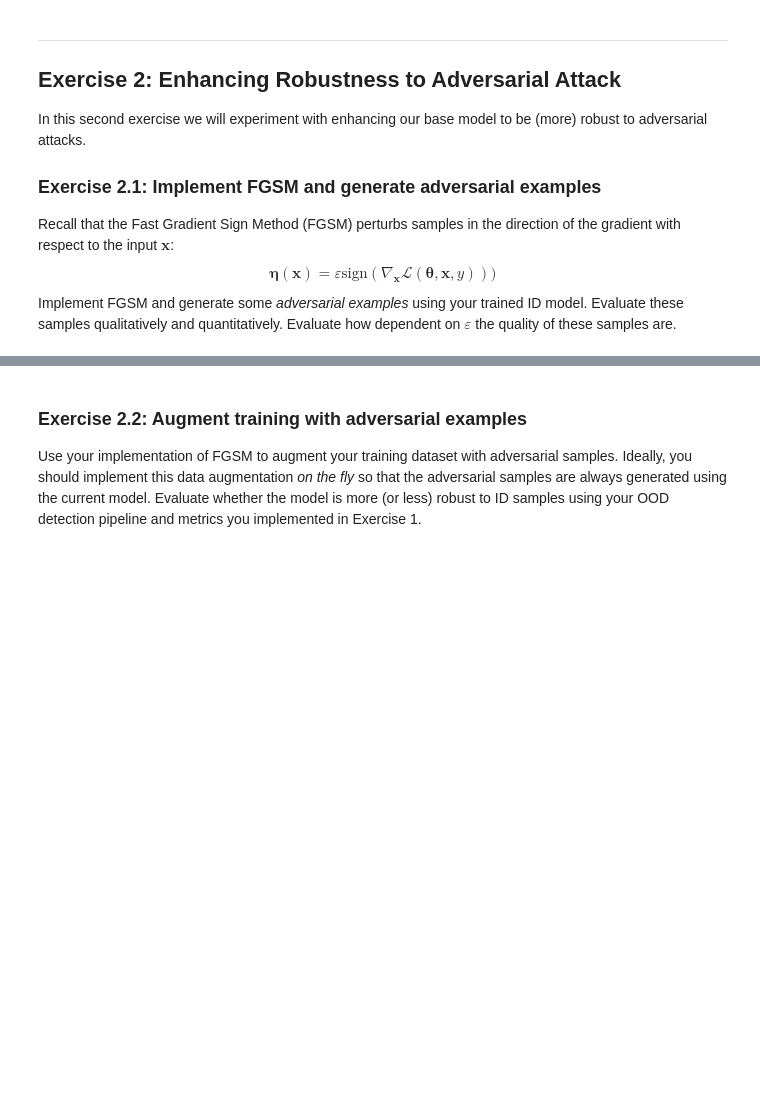
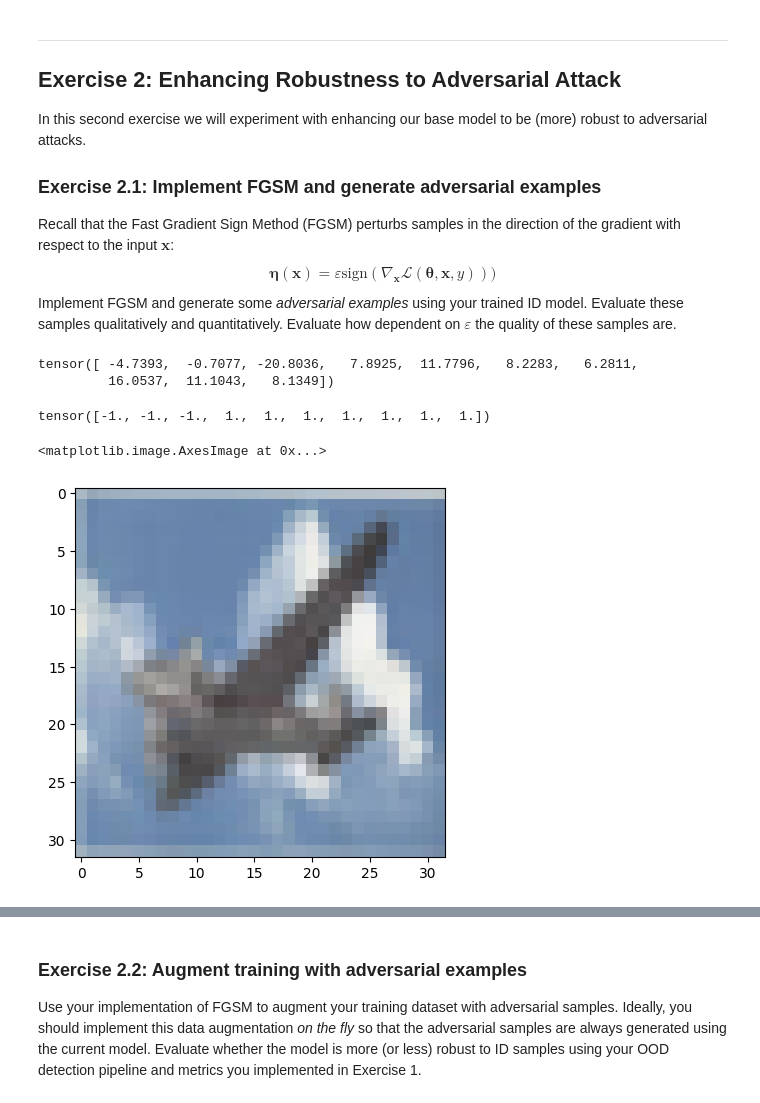
Before and after one commit to Cascetto/dla_labs, a Jupyter notebook: Lab4_OOD.ipynb, the cells around one changed output, grey strips where cells are left out. Drawn from its saved outputs; the diff is of its cells as text; code cells hidden in the pictures; blank space fills up the shorter version.

```diff
--- a/Lab4_OOD.ipynb
+++ b/Lab4_OOD.ipynb
@@ -238,4 +319,15 @@ In this second exercise we will experiment with enhancing our base model to be (
 Recall that the Fast Gradient Sign Method (FGSM) perturbs samples in the direction of the gradient with respect to the input $\mathbf{x}$:
 $$ \boldsymbol{\eta}(\mathbf{x}) = \varepsilon \mathrm{sign}(\nabla_{\mathbf{x}} \mathcal{L}(\boldsymbol{\theta}, \mathbf{x}, y)) ) $$
 Implement FGSM and generate some *adversarial examples* using your trained ID model. Evaluate these samples qualitatively and quantitatively. Evaluate how dependent on $\varepsilon$ the quality of these samples are.
+# %%
+r = torch.randn((10)) * 10
+r
+# %% [output]
+tensor([ -4.7393,  -0.7077, -20.8036,   7.8925,  11.7796,   8.2283,   6.2811,
+         16.0537,  11.1043,   8.1349])
+# %%
+s = r.sign()
+s
+# %% [output]
+tensor([-1., -1., -1.,  1.,  1.,  1.,  1.,  1.,  1.,  1.])
 # %%
@@ -242,0 +347,9 @@ Implement FGSM and generate some *adversarial examples* using your trained ID mo
+# %%
+for x, y in dl_train:
+    batch, batch_labels = x, y
+    break
+# %%
+plt.imshow(batch[0].transpose(0, 1).transpose(1, 2))
+# %% [output]
+<matplotlib.image.AxesImage at 0x...>
+[figure, added]
```
Also changed, not shown: parts of 17 cells of this notebook, 1 other file.
